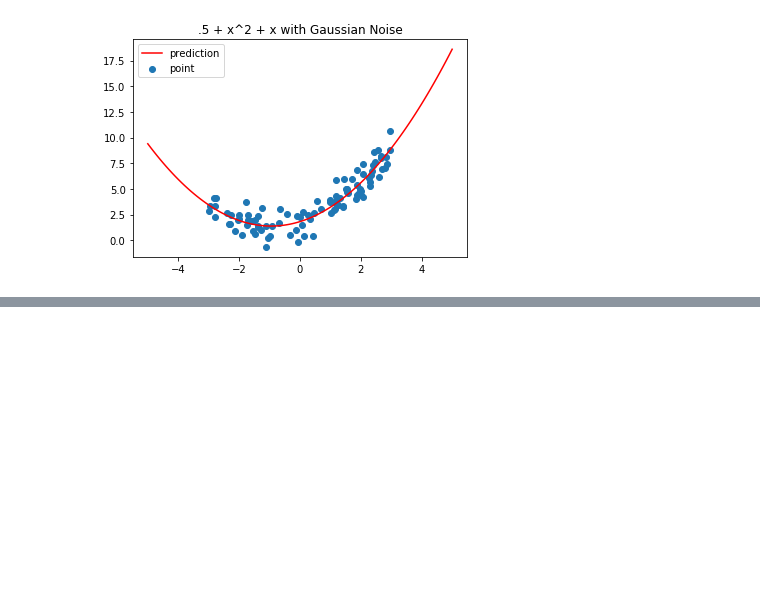
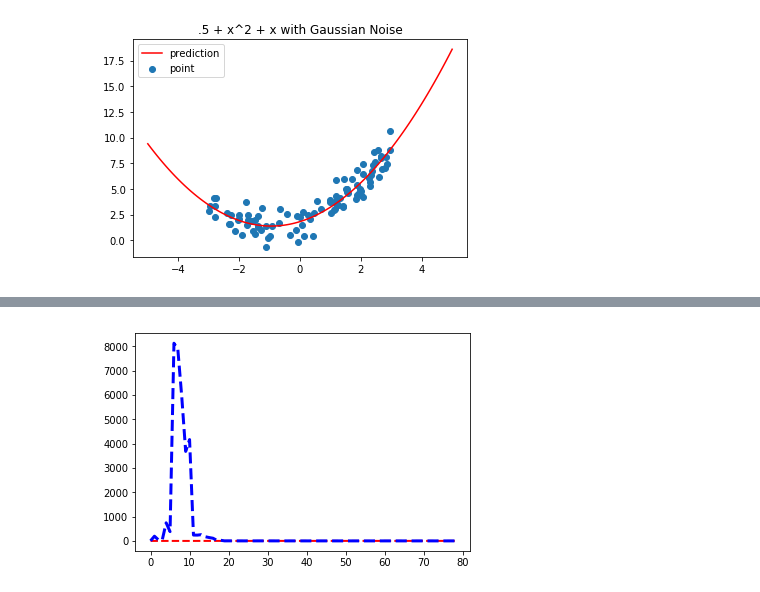
Before and after one commit to awcooper/data_science_sandbox, a Jupyter notebook: hands_on_machine_learning_with_sklearn_and_tensorflow/linear_models.ipynb, the cells around one changed output, grey strips where cells are left out. Cells and saved outputs as stored; diff of their text form; code cells hidden in the pictures; blank space fills up the shorter version.

```diff
--- a/hands_on_machine_learning_with_sklearn_and_tensorflow/linear_models.ipynb
+++ b/hands_on_machine_learning_with_sklearn_and_tensorflow/linear_models.ipynb
@@ -88,0 +115,13 @@ plt.show()
+# %%
+from sklearn.pipeline import Pipeline
+from sklearn.linear_model import LinearRegression
+from sklearn.preprocessing import PolynomialFeatures
+
+polynomial_regression = Pipeline([
+    ("poly_features", PolynomialFeatures(degree=10, include_bias=False)),
+    ("lin_reg", LinearRegression())
+])
+
+plot_learning_curves(polynomial_regression, X, y)
+# %% [output]
+[figure, added]
```
Also changed, not shown: parts of 4 cells of this notebook.
